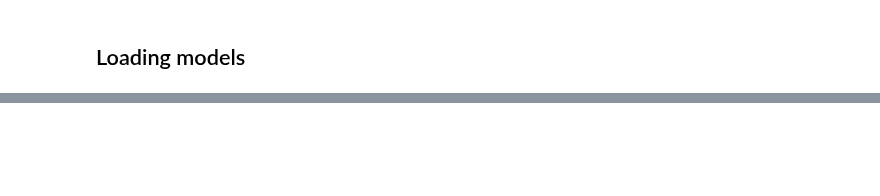
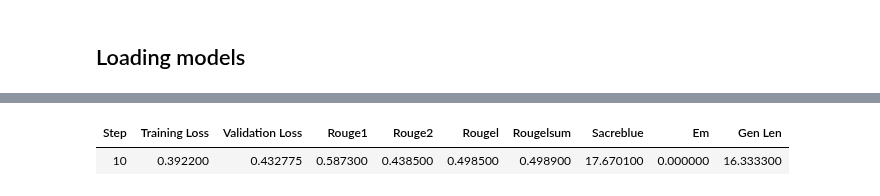
Before and after one commit to iliazlobin/transformers-labs, a Jupyter notebook: model-train/train-bart-coedit.ipynb, the cells around one changed output, grey strips where cells are left out. Saved outputs shown, nothing was run; the diff lists cells and outputs as text; code cells hidden in the pictures; blank space fills up the shorter version.

```diff
--- a/model-train/train-bart-coedit.ipynb
+++ b/model-train/train-bart-coedit.ipynb
@@ -318,11 +499,0 @@ trainer.push_to_hub("iliazlobin/bart-large-coedit", token=os.getenv("HUGGING_FAC
-# %%
-from transformers import BartForConditionalGeneration, BartTokenizer
-
-model_name = "iliazlobin/bart-large-coedit"
-model_alias = model_name.replace("/", "_")
-
-# tokenizer = BartTokenizer.from_pretrained('iliazlobin/bart-grammarly')
-model = BartForConditionalGeneration.from_pretrained(model_name, device_map=0)
-print(model.config)
-
-model.save_pretrained("model-bart-large-coedit")
@@ -349,8 +499,0 @@ BartConfig {
-# %%
-model = BartForConditionalGeneration.from_pretrained('./bart-grammarly-model', device_map=0)
-print(type(model))
-# print(model.config)
-
-checkpoint = "facebook/bart-large"
-tokenizer = BartTokenizer.from_pretrained(checkpoint)
-print(type(tokenizer))
@@ -359,0 +504,60 @@ print(type(tokenizer))
+# %%
+from transformers import Seq2SeqTrainingArguments, Seq2SeqTrainer
+
+train_path = f"model-{training_model_path}-train"
+print(f"train_path: {train_path}")
+
+train_size = len(processed_dataset["train"])
+batch_size = 1
+gradient_accumulation_steps = 4
+
+per_epoch_steps = train_size / (batch_size * gradient_accumulation_steps)
+max_steps = 10
+epochs = max_steps / per_epoch_steps
+print(f"train_size: {train_size}, per_epoch_steps: {per_epoch_steps}, max_steps: {max_steps}, epochs: {epochs}")
+
+# if max_steps < per_epoch_steps:
+#     raise Exception(f"Training doesn't cover the entire training dataset with {train_size} samples")
+
+epochs = 1
+epoch_total_steps = epochs * per_epoch_steps
+print(f"train_size: {train_size}, per_epoch_steps: {per_epoch_steps}, epochs: {epochs}, epoch_total_steps: {epoch_total_steps}")
+
+args = Seq2SeqTrainingArguments(
+    output_dir=train_path,
+    learning_rate=2e-5,
+    weight_decay=0.01,
+    # warmup_ratio=0.05,
+    # optim="paged_adamw_8bit",
+    fp16=True,
+    predict_with_generate=True,
+    gradient_checkpointing=True,
+    per_device_train_batch_size=batch_size,
+    per_device_eval_batch_size=batch_size,
+    gradient_accumulation_steps=gradient_accumulation_steps,
+    num_train_epochs=epochs,
+    # max_steps=max_steps,
+    # warmup_steps=2,
+    logging_steps=10,
+    save_strategy="steps",
+    save_steps=10,
+    evaluation_strategy="steps",
+    eval_steps=10,
+    report_to="tensorboard",
+)
+
+
+trainer = Seq2SeqTrainer(
+    model=training_model,
+    train_dataset=processed_dataset["train"],
+    eval_dataset=processed_dataset["test"],
+    tokenizer=tokenizer,
+    data_collator=data_collator,
+    compute_metrics=compute_metrics,
+    args=args,
+)
+print(type(trainer))
+
+model.config.use_cache = False
+trainer.train()
+# %% [output]
@@ -359,0 +571,2 @@ print(type(tokenizer))
+| Step | Training Loss | Validation Loss | Rouge1 | Rouge2 | Rougel | Rougelsum | Sacreblue | Em | Gen Len |
+| 10 | 0.392200 | 0.432775 | 0.587300 | 0.438500 | 0.498500 | 0.498900 | 17.670100 | 0.000000 | 16.333300 |
```
Also changed, not shown: parts of 31 cells of this notebook, 30 other files.
